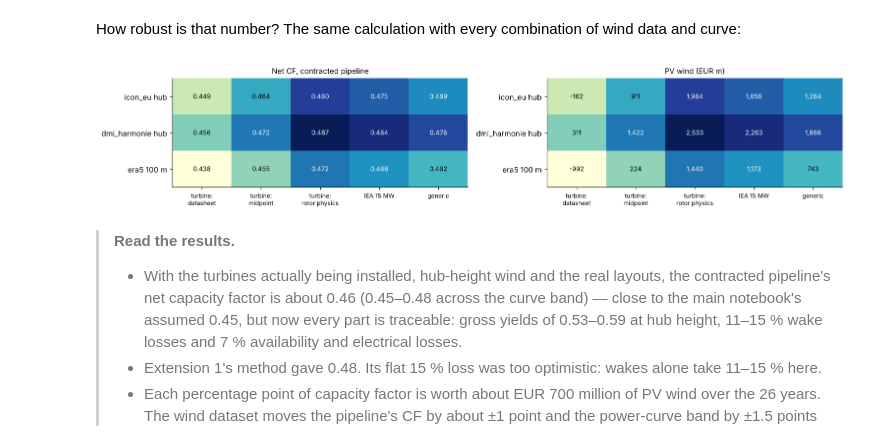
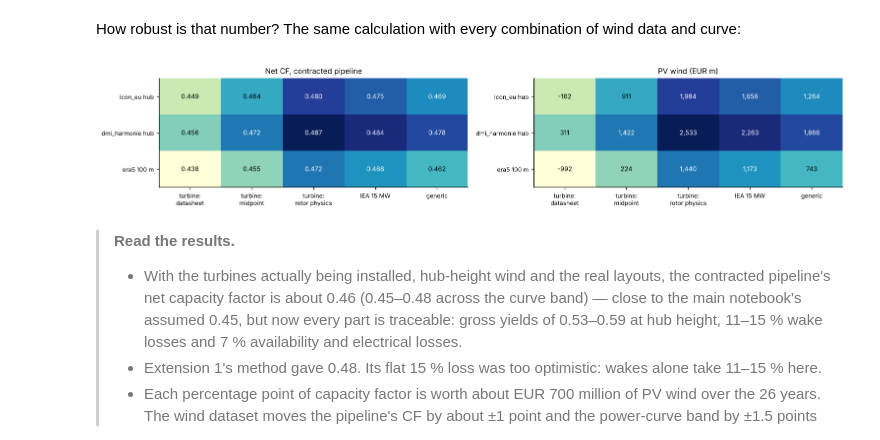
Before and after one commit to ogcincubator/bblocks-seadots, a Jupyter notebook: docs/baltic-ses-exercise/baltic_ses_production_extension.ipynb, the cells around one changed output. Saved outputs shown, nothing was run; the diff lists cells and outputs as text; code cells hidden in the pictures.

Commit message:
slot first cleaning

```diff
--- a/docs/baltic-ses-exercise/baltic_ses_production_extension.ipynb
+++ b/docs/baltic-ses-exercise/baltic_ses_production_extension.ipynb
@@ -294,20 +200,7 @@ $$CF_{net} = CF_{gross}(\text{hub height, turbine curve}) \times \eta_{wake} \ti
 Farms without a public layout get the capacity-weighted mean wake efficiency of the four modelled farms (an ASSUMPTION). Availability 95 % and electrical efficiency 98 % are typical offshore values (ASSUMPTIONS).
 # %%
 AVAILABILITY, ELECTRICAL = 0.95, 0.98                 # ASSUMPTIONS
-mw_site = summary.MW_national
-eff_default = np.average(wakes["in the cluster"], weights=mw_site.loc[wakes.index])
-
-net = gross[["project", "turbine", "hub_m", "turbine curve, ICON hub"]].rename(columns={"turbine curve, ICON hub": "gross_cf"})
-net["wake_eff"] = [wakes["in the cluster"].get(site, eff_default) for site in net.index]
-net["wake_source"] = ["OSM layout" if site in wakes.index else "assumed (mean of modelled farms)" for site in net.index]
-net["net_cf"] = net_capacity_factor(net.gross_cf, net.wake_eff, AVAILABILITY, ELECTRICAL)
-share = assign.set_index("wind_site").share_of_project
-net["MW"] = net.project.map(national.set_index("farm").capacity_mw) * share
-projects = net.groupby("project", sort=False).apply(lambda g: pd.Series({
-    "MW": g.MW.sum(), "turbine": g.turbine.iloc[0], "gross_cf": np.average(g.gross_cf, weights=g.MW),
-    "wake_eff": np.average(g.wake_eff, weights=g.MW), "net_cf": np.average(g.net_cf, weights=g.MW),
-    "wake": g.wake_source.iloc[0]}))
-projects["first power"] = projects.index.map(national.set_index("farm").first_power_or_completion_year)
+projects, eff_default = sp.net_cf_by_project(gross, wakes, assign, national, AVAILABILITY, ELECTRICAL)
 projects
 # %% [output]
 |  | MW | turbine | gross_cf | wake_eff | net_cf | wake | first power |
@@ -348,36 +234,14 @@ result.style.format({"CF (contracted, capacity-weighted)": "{:.3f}", "p_e (EUR m
 # %% [markdown]
 How robust is that number? The same calculation with every combination of wind data and curve:
 # %%
-def contracted_cf(source, curve_choice):
-    curve_sets = {"turbine: datasheet": curves_low, "turbine: midpoint": curves, "turbine: rotor physics": curves_high}
-    cfs, weights = [], []
-    for _, a in assign[assign.project != "Baltic West"].iterrows():
-        if curve_choice in curve_sets:
-            model, curve_set = a.turbine_model, curve_sets[curve_choice]
-        else:
-            model, curve_set = {"IEA 15 MW": "IEA-15-240-RWT", "generic": "generic (extension 1)"}[curve_choice], curves
-        rated = specs.rated_kw.get(model, 15000)
-        height = a.hub_m if source != "era5" else 100
-        g = gross_capacity_factor(counts(a.wind_site, source, height), curve_set[model][0], rated)
-        cfs.append(net_capacity_factor(g, wakes["in the cluster"].get(a.wind_site, eff_default), AVAILABILITY, ELECTRICAL))
-        weights.append(national.set_index("farm").capacity_mw[a.project] * a.share_of_project)
-    return np.average(cfs, weights=weights)
-
-choices = ["turbine: datasheet", "turbine: midpoint", "turbine: rotor physics", "IEA 15 MW", "generic"]
-grid = pd.DataFrame({curve: {f"{src} {'hub' if src != 'era5' else '100 m'}": contracted_cf(src, curve)
-                             for src in ["icon_eu", "dmi_harmonie", "era5"]} for curve in choices})
-pv_grid = grid.map(lambda cf: wind_pv(cf)[1].bw)
+grid = sp.contracted_cf_grid(assign, hist, curves, specs, wakes, national, eff_default, AVAILABILITY, ELECTRICAL)
+pv_grid = grid.map(lambda cf: sp.ses_wind_value(P0, cf, price, ices_rule, Iw_contracted)[1].bw)
 fig, ax = plt.subplots(1, 2, figsize=(14, 2.9))
-for a, data, fmt, title in [(ax[0], grid, "{:.3f}", "Net CF, contracted pipeline"), (ax[1], pv_grid, "{:,.0f}", "PV wind (EUR m)")]:
-    a.imshow(data.values, cmap="YlGnBu", aspect="auto"); a.grid(False)
-    a.set_xticks(range(len(choices)), [c.replace(": ", ":\n") for c in data.columns], fontsize=8)
-    a.set_yticks(range(3), data.index); a.set_title(title, fontsize=10)
-    norm = (data.values - data.values.min()) / np.ptp(data.values)
-    for (i, j), val in np.ndenumerate(data.values):
-        a.text(j, i, fmt.format(val), ha="center", va="center", fontsize=8.5, color="white" if norm[i, j] > .6 else "black")
+viz.heatmap_table(grid, "{:.3f}", "Net CF, contracted pipeline", ax=ax[0])
+viz.heatmap_table(pv_grid, "{:,.0f}", "PV wind (EUR m)", ax=ax[1])
 plt.tight_layout(); plt.show()
 # %% [output]
-[figure, old version]
+[figure, new version]
 # %% [markdown]
 > **Read the results.**
 > * With the turbines actually being installed, hub-height wind and the real layouts, the contracted pipeline's net capacity factor is about 0.46 (0.45–0.48 across the curve band) — close to the main notebook's assumed 0.45, but now every part is traceable: gross yields of 0.53–0.59 at hub height, 11–15 % wake losses and 7 % availability and electrical losses.
```
Also changed, not shown: parts of 10 cells of this notebook, 21 other files.
